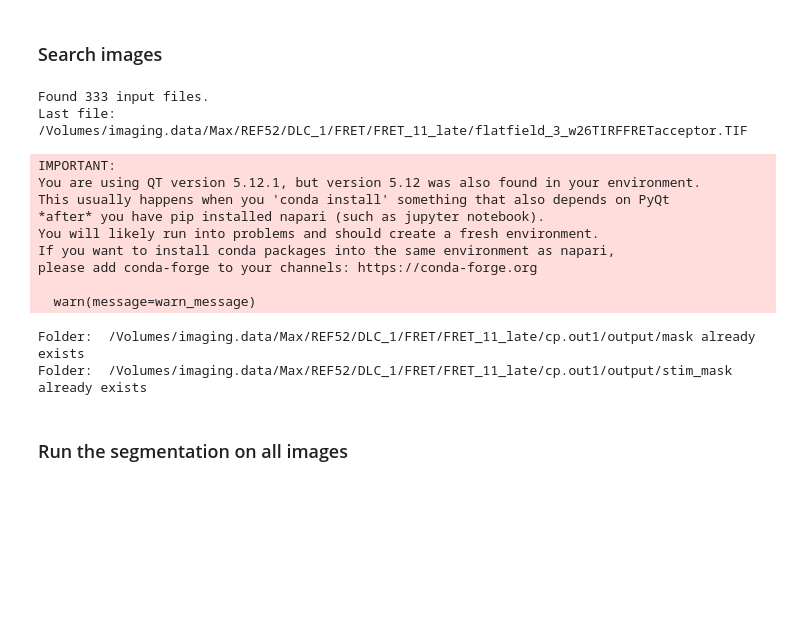
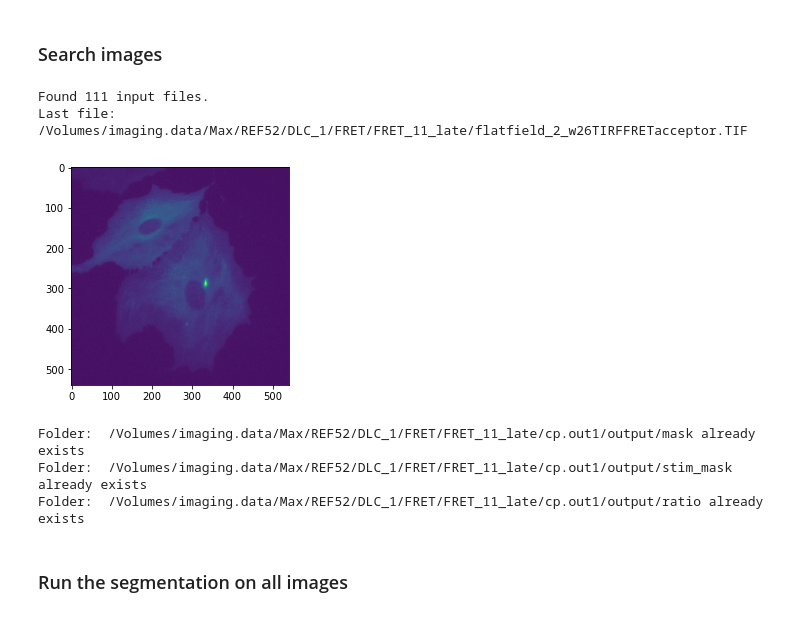
Before and after one commit to mheydasch/FRET_preprocessing_jupyter, a Jupyter notebook: batch_segment_and_create_mask-Copy1.ipynb, the cells around one changed output. Cells and saved outputs as stored; diff of their text form; code cells hidden in the pictures; blank space fills up the shorter version.

```diff
--- a/batch_segment_and_create_mask-Copy1.ipynb
+++ b/batch_segment_and_create_mask-Copy1.ipynb
@@ -159,27 +141,32 @@ output_folder_mask = '/Volumes/imaging.data/Max/REF52/DLC_1/FRET/FRET_11_late/cp
 # %% [markdown]
 ### Search images
 # %%
-filenames = sorted(glob.glob(os.path.join(input_folder,'*.TIF')))
-print(f'Found {len(filenames)} input files.')
-print(f'Last file: {filenames[-2]}')
-raw = io.imread(filenames[-1])
+FRETfilenames = sorted(glob.glob(os.path.join(input_folder,'*FRET*.TIF')))
+CFPfilenames = sorted(glob.glob(os.path.join(input_folder,'*CFP*.TIF')))
+print(f'Found {len(FRETfilenames)} input files.')
+print(f'Last file: {FRETfilenames[-2]}')
+raw = io.imread(FRETfilenames[-1])
 # %% [output]
-Found 333 input files.
-Last file: /Volumes/imaging.data/Max/REF52/DLC_1/FRET/FRET_11_late/flatfield_3_w26TIRFFRETacceptor.TIF
+Found 111 input files.
+Last file: /Volumes/imaging.data/Max/REF52/DLC_1/FRET/FRET_11_late/flatfield_2_w26TIRFFRETacceptor.TIF
 # %%
 project_path = '/Volumes/imaging.data/Max/REF52/DLC_1/FRET/FRET_11_late/'
 fov = 0
-raw = io.imread(filenames[4])
+raw = io.imread(FRETfilenames[4])
 frame = raw
 norm_min = 5
 norm_max = 95
 f_h2b = frame[:,:].copy()
 annotation_frame = normalize(f_h2b, norm_min,norm_max)
 norm_min = 5
 norm_max = 95
 shapes = [(512,512),(64,64),(32,32)]
 #shapes = [(540,540),(68,68),(32,32)]
 models = init_VGG16_pyramid(shapes)
+plt.imshow(frame)
+plt.show()
+# %% [output]
+[figure, added]
 # %%
 #create the classifier
 clf = RandomForestClassifier(random_state=0)
@@ -230,16 +217,6 @@ prediction_layer = viewer.add_image(np.zeros_like(annotation_frame),colormap='Pi
 prediction_layer.visible = False
 prediction_layer.name = "Classifier prediction"
 napari.run()
-# %% [output]
-IMPORTANT:
-You are using QT version 5.12.1, but version 5.12 was also found in your environment.
-This usually happens when you 'conda install' something that also depends on PyQt
-*after* you have pip installed napari (such as jupyter notebook).
-You will likely run into problems and should create a fresh environment.
-If you want to install conda packages into the same environment as napari,
-please add conda-forge to your channels: https://conda-forge.org
-
-  warn(message=warn_message)
 # %%
 ## Create the required folders
 def create_folders(path, directory):
@@ -253,12 +230,13 @@ def create_folders(path, directory):
                 print('Folder: ', iDir, 'already exists')
         except OSError:
             print ('Error: Creating directory. ' + iDir)
-required_folders = ['mask', 'stim_mask'] #leave this
+required_folders = ['mask', 'stim_mask', 'ratio'] #leave this
 
 create_folders(output_folder_segmentation,required_folders)  #leave this
 # %% [output]
 Folder:  /Volumes/imaging.data/Max/REF52/DLC_1/FRET/FRET_11_late/cp.out1/output/mask already exists
 Folder:  /Volumes/imaging.data/Max/REF52/DLC_1/FRET/FRET_11_late/cp.out1/output/stim_mask already exists
+Folder:  /Volumes/imaging.data/Max/REF52/DLC_1/FRET/FRET_11_late/cp.out1/output/ratio already exists
 # %% [markdown]
 ### Run the segmentation on all images
 # %%
```
Also changed, not shown: parts of 4 cells of this notebook.
